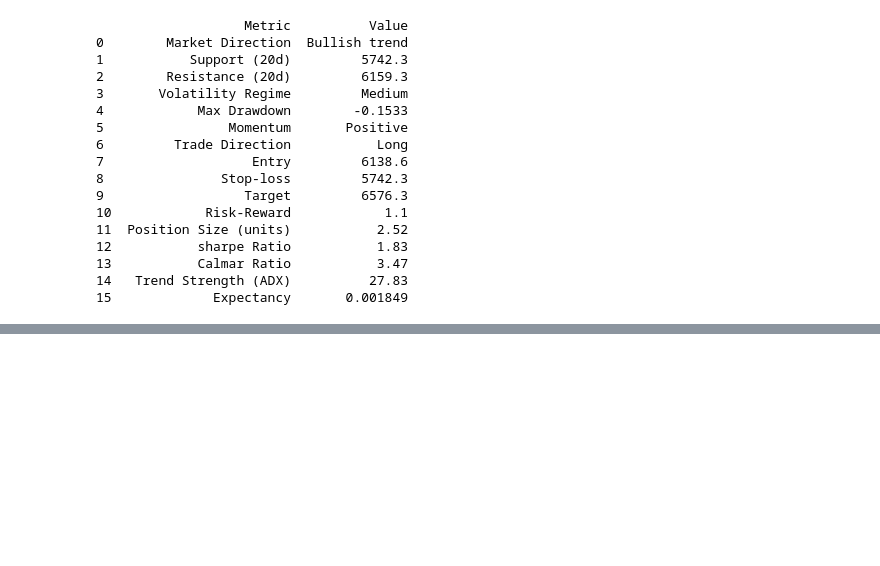
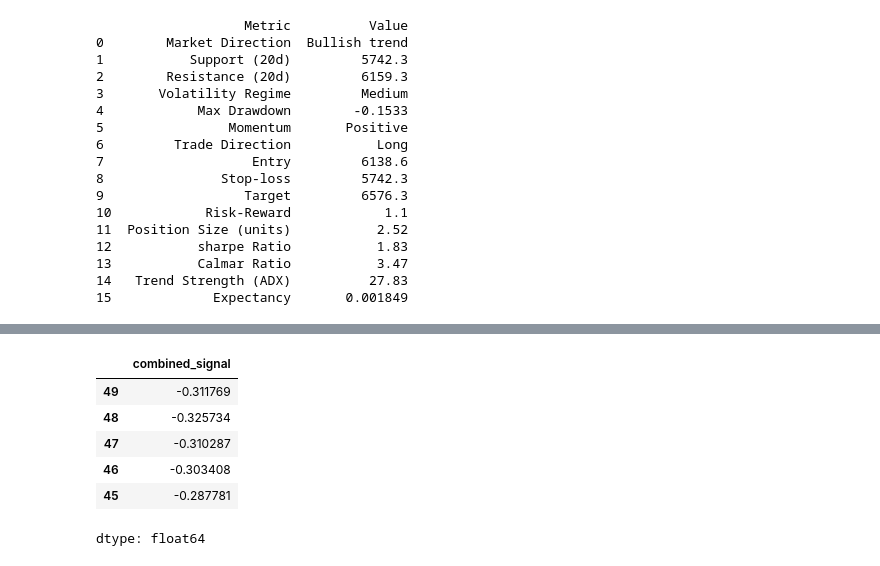
Before and after one commit to Goal48/NIFTY_Data_Analysis, a Jupyter notebook: NIFTY50.ipynb, the cells around one changed output, grey strips where cells are left out. Saved outputs shown, nothing was run; the diff lists cells and outputs as text; code cells hidden in the pictures; blank space fills up the shorter version.

```diff
--- a/NIFTY50.ipynb
+++ b/NIFTY50.ipynb
@@ -729,0 +858,2 @@ print(summary_df)
+# %%
+df["rsi_norm"] = (df["rsi"] - 50) / 50
@@ -729,0 +875,9 @@ print(summary_df)
+# %%
+df["trade_signal"] = 0
+
+df.loc[
+    (df["rsi"] < 30) &
+    (df["close"] > df["ma200"]) &
+    (df["macd"] > df["macd_signal"]),
+    "trade_signal"
+] = 1
@@ -729,0 +909,10 @@ print(summary_df)
+# %%
+df["combined_signal"].head()
+# %% [output]
+|  | combined_signal |
+| 49 | -0.311769 |
+| 48 | -0.325734 |
+| 47 | -0.310287 |
+| 46 | -0.303408 |
+| 45 | -0.287781 |
+dtype: float64
```
Also changed, not shown: parts of 52 cells of this notebook.
